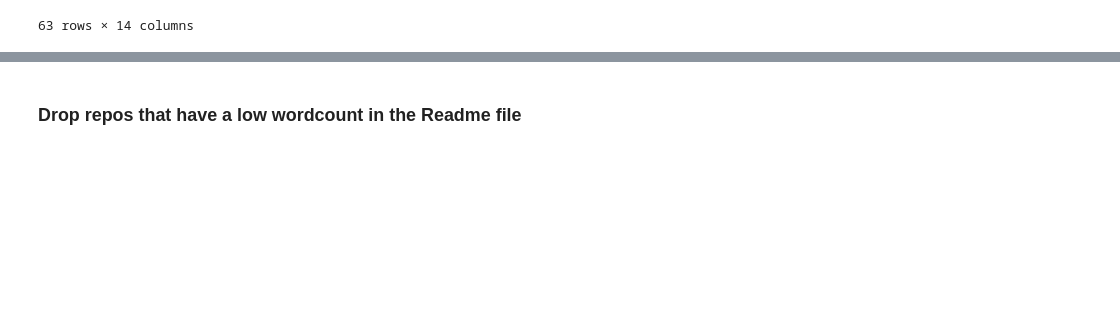
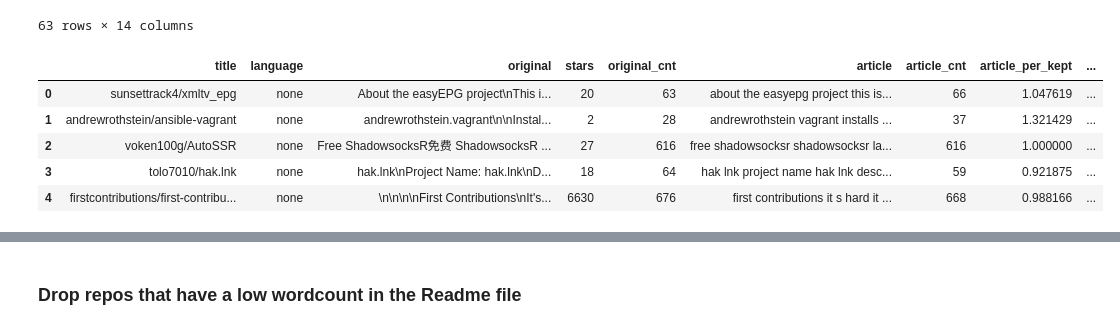
Before and after one commit to codeup-cyber-linguists/languages-classifier, a Jupyter notebook: group_github_language_classifier.ipynb, the cells around one changed output, grey strips where cells are left out. Cells and saved outputs as stored; diff of their text form; code cells hidden in the pictures; blank space fills up the shorter version.

```diff
--- a/group_github_language_classifier.ipynb
+++ b/group_github_language_classifier.ipynb
@@ -742,0 +753,9 @@ df[df.original_cnt < 11]
+# %%
+df.head()
+# %% [output]
+|  | title | language | original | stars | original_cnt | article | article_cnt | article_per_kept | ... |
+| 0 | sunsettrack4/xmltv_epg | none | About the easyEPG project\nThis i... | 20 | 63 | about the easyepg project this is... | 66 | 1.047619 | ... |
+| 1 | andrewrothstein/ansible-vagrant | none | andrewrothstein.vagrant\n\nInstal... | 2 | 28 | andrewrothstein vagrant installs ... | 37 | 1.321429 | ... |
+| 2 | voken100g/AutoSSR | none | Free ShadowsocksR免费 ShadowsocksR ... | 27 | 616 | free shadowsocksr shadowsocksr la... | 616 | 1.000000 | ... |
+| 3 | tolo7010/hak.lnk | none | hak.lnk\nProject Name: hak.lnk\nD... | 18 | 64 | hak lnk project name hak lnk desc... | 59 | 0.921875 | ... |
+| 4 | firstcontributions/first-contribu... | none | \n\n\n\nFirst Contributions\nIt's... | 6630 | 676 | first contributions it s hard it ... | 668 | 0.988166 | ... |
```
Also changed, not shown: parts of 5 cells of this notebook.
